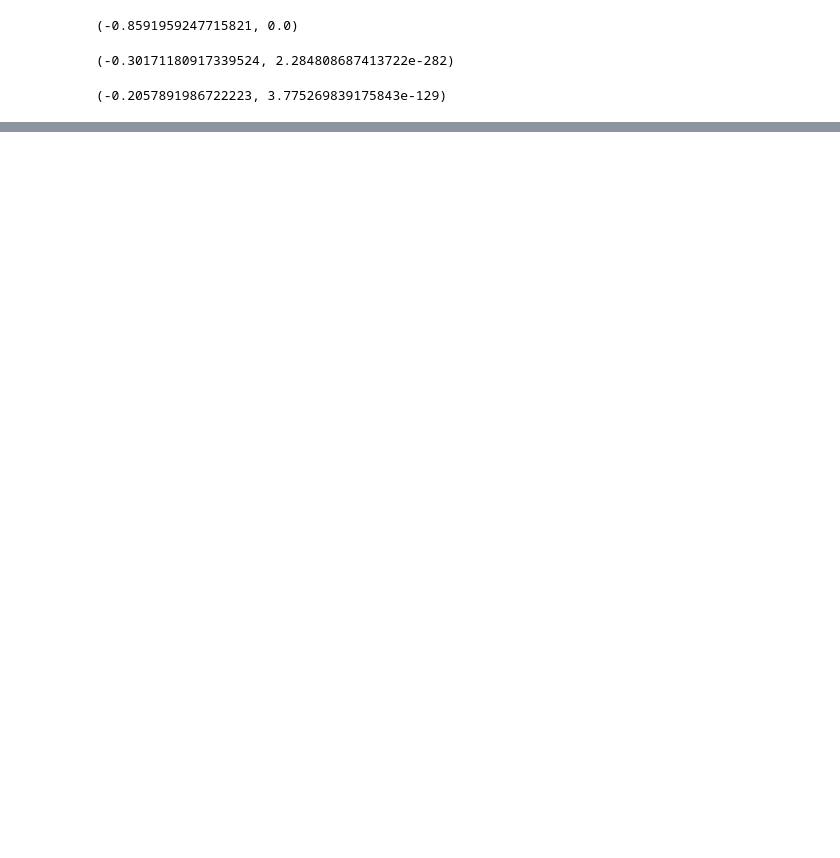
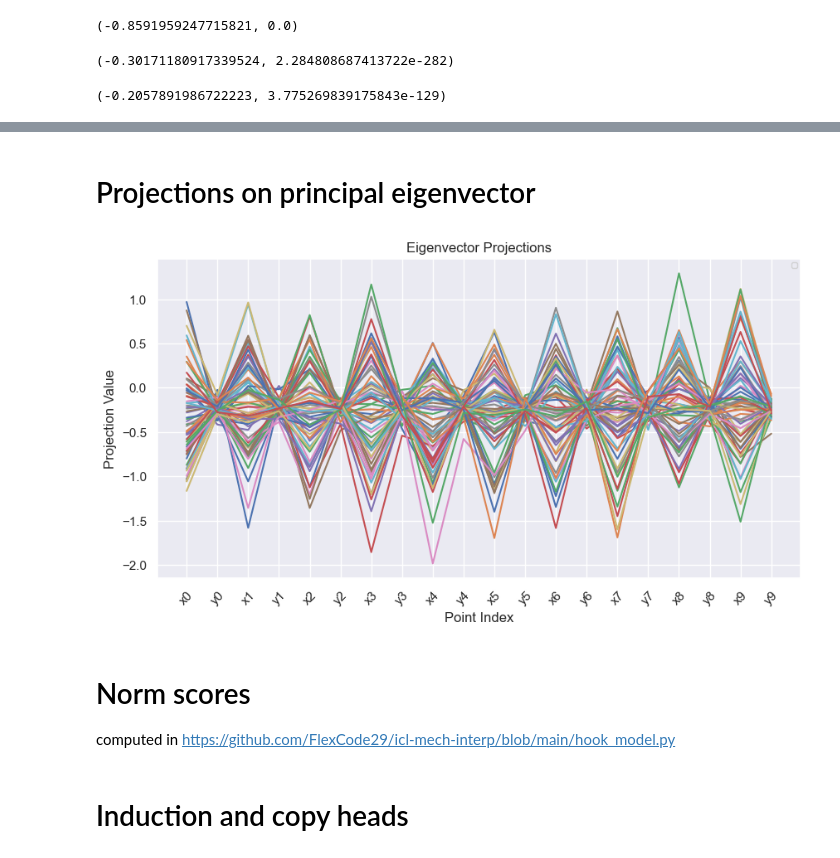
Before and after one commit to FlexCode29/icl-mech-interp, a Jupyter notebook: analysis.ipynb, the cells around one changed output, grey strips where cells are left out. Saved outputs shown, nothing was run; the diff lists cells and outputs as text; code cells hidden in the pictures; blank space fills up the shorter version.

```diff
--- a/analysis.ipynb
+++ b/analysis.ipynb
@@ -327,14 +456,0 @@ head_score = 0
-# %%
-AB_matrix = model.OV.AB[0, 0]
-eig_results = torch.linalg.eig(AB_matrix)
-eigenvalues, eigenvectors = eig_results.eigenvalues, eig_results.eigenvectors.to(torch.float32)
-significant_idxs = torch.where(torch.abs(eigenvalues) > significant_eigenvalue_threshold)[0]
-significant_eigenvectors = eigenvectors[:, significant_idxs]
-for i, eig_vector in enumerate(significant_eigenvectors.T):
-    # Compute projections
-    projections = torch.stack([project_eigenvector_torch(eig_input[seq], eig_vector) for seq in range(eig_input.shape[0])])
-    even_indices = torch.arange(0, conf.training.curriculum.points.end - 1, step=2) # -1 because the last x does not have a y value
-    odd_indices = torch.arange(1, conf.training.curriculum.points.end, step=2)
-    even_projections = torch.abs(projections[:, even_indices]).sum()
-    odd_projections = torch.abs(projections[:, odd_indices]).sum()
-    head_score += (even_projections / odd_projections)
@@ -885,0 +563,35 @@ tensor(0.0172, grad_fn=<MeanBackward0>)
+# %% [markdown]
+# Projections on principal eigenvector
+# %%
+n_features = 64
+n_sequences = 10
+n_points = 10
+
+eigenvector = torch.linalg.eig(OV_circuit_all_heads.AB[0, 0].cpu()).eigenvectors.to(torch.float32).to('cpu')[0]
+# %%
+fig, ax = plt.subplots(figsize=(10, 5))
+
+# Generating projections
+projections = torch.stack([project_eigenvector_torch(eig_input[seq].cpu(), eigenvector.cpu()) for seq in range(eig_input.shape[0])])
+
+# Plotting each sequence on the same axes
+for seq in range(eig_input.shape[0]):
+    ax.plot(range(0, n_points * 2), projections[seq, :(n_points * 2)].detach().numpy())
+
+# Setting title, labels, and ticks
+ax.set_title(f'Eigenvector Projections')
+ax.set_xlabel('Point Index')
+ax.set_ylabel('Projection Value')
+axis_labels = [f'x{i//2}' if i % 2 == 0 else f'y{i//2}' for i in range(0, n_points * 2)]
+ax.set_xticks(range(n_points * 2))
+ax.set_xticklabels(axis_labels, rotation=45)  # Rotation for better readability
+
+# Including a legend to identify each sequence
+ax.legend(loc='upper right', prop={'size': 6}, ncol=2)
+
+plt.show()
+# %% [output]
+[figure, added]
+# %% [markdown]
+# Norm scores
+computed in https://github.com/FlexCode29/icl-mech-interp/blob/main/hook_model.py
@@ -885,0 +603,2 @@ tensor(0.0172, grad_fn=<MeanBackward0>)
+# %% [markdown]
+# Induction and copy heads
```
Also changed, not shown: parts of 110 cells of this notebook, 3 other files.
